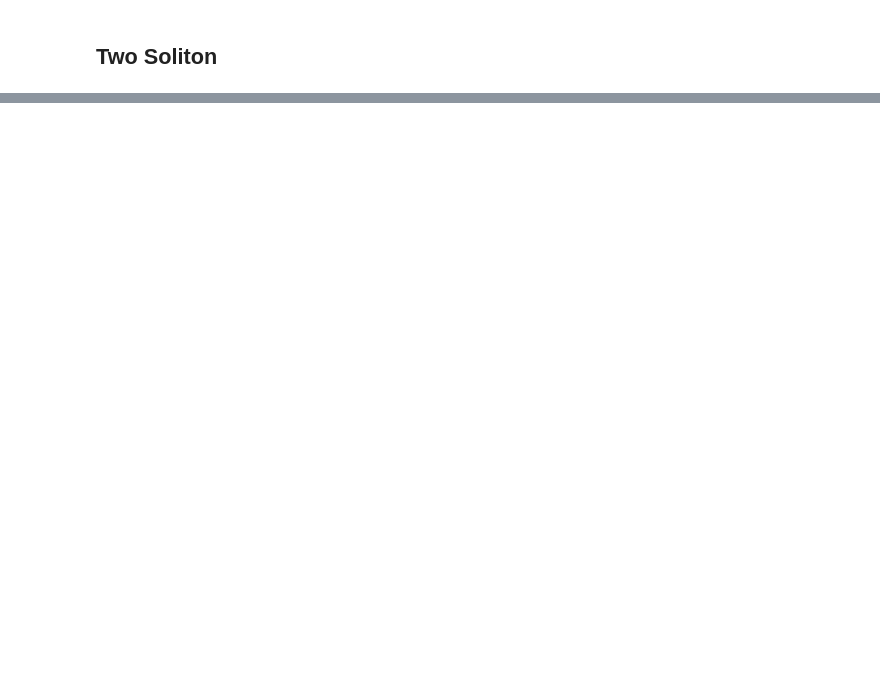
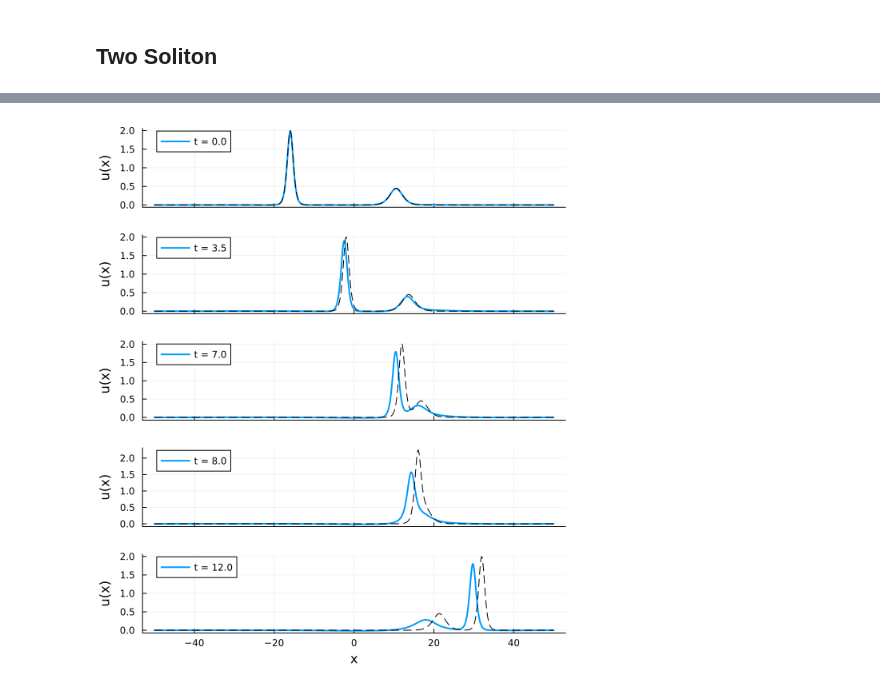
Before and after one commit to karnavr/pinns, a Jupyter notebook: plotting/plots.ipynb, the cells around one changed output, grey strips where cells are left out. Cells and saved outputs as stored; diff of their text form; code cells hidden in the pictures; blank space fills up the shorter version.

```diff
--- a/plotting/plots.ipynb
+++ b/plotting/plots.ipynb
@@ -27,0 +54,4 @@ xlims!(-25, 25)
+# %%
+plot_wave_profiles(results2, (0.0, 3.5, 7.0, 8.0, 12.0), figsize=(600, 700), plot_linear_combination=true, legendpos=:topleft)
+# %% [output]
+[figure, added]
```
Also changed, not shown: parts of 4 cells of this notebook, 6 other files.
